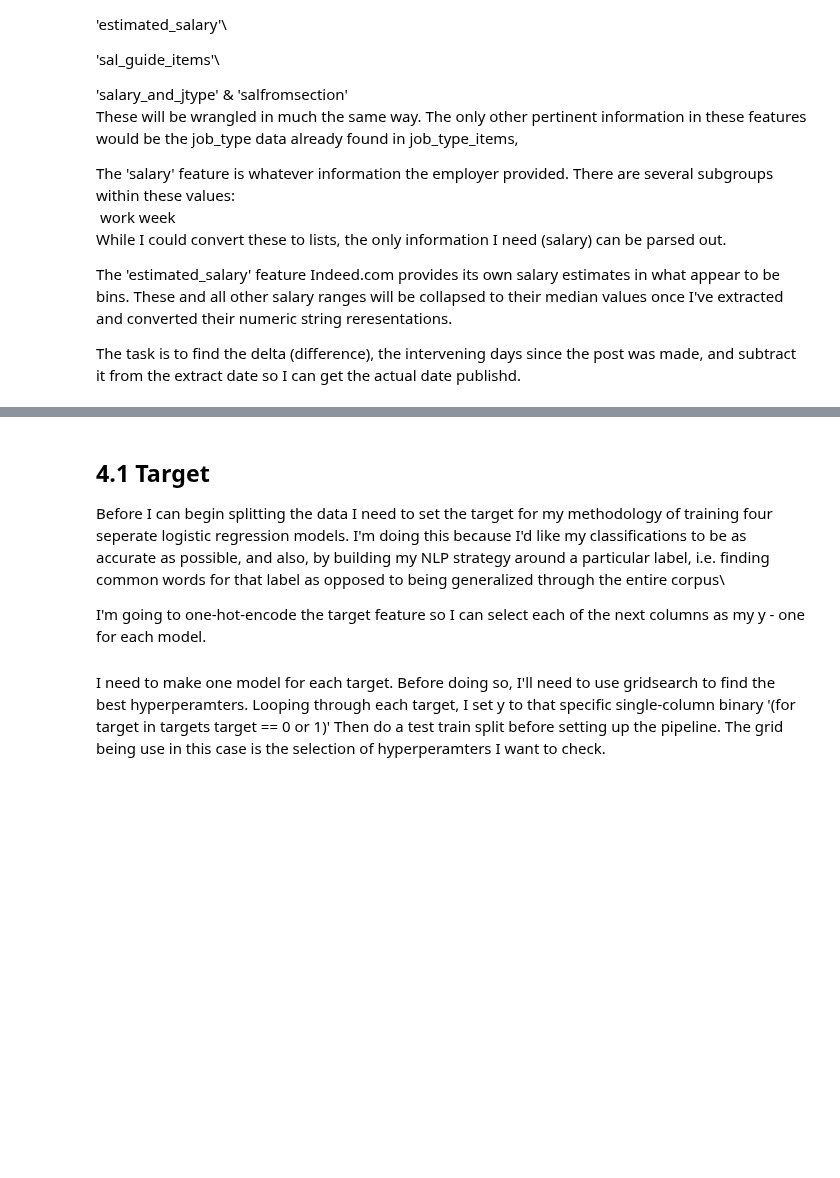
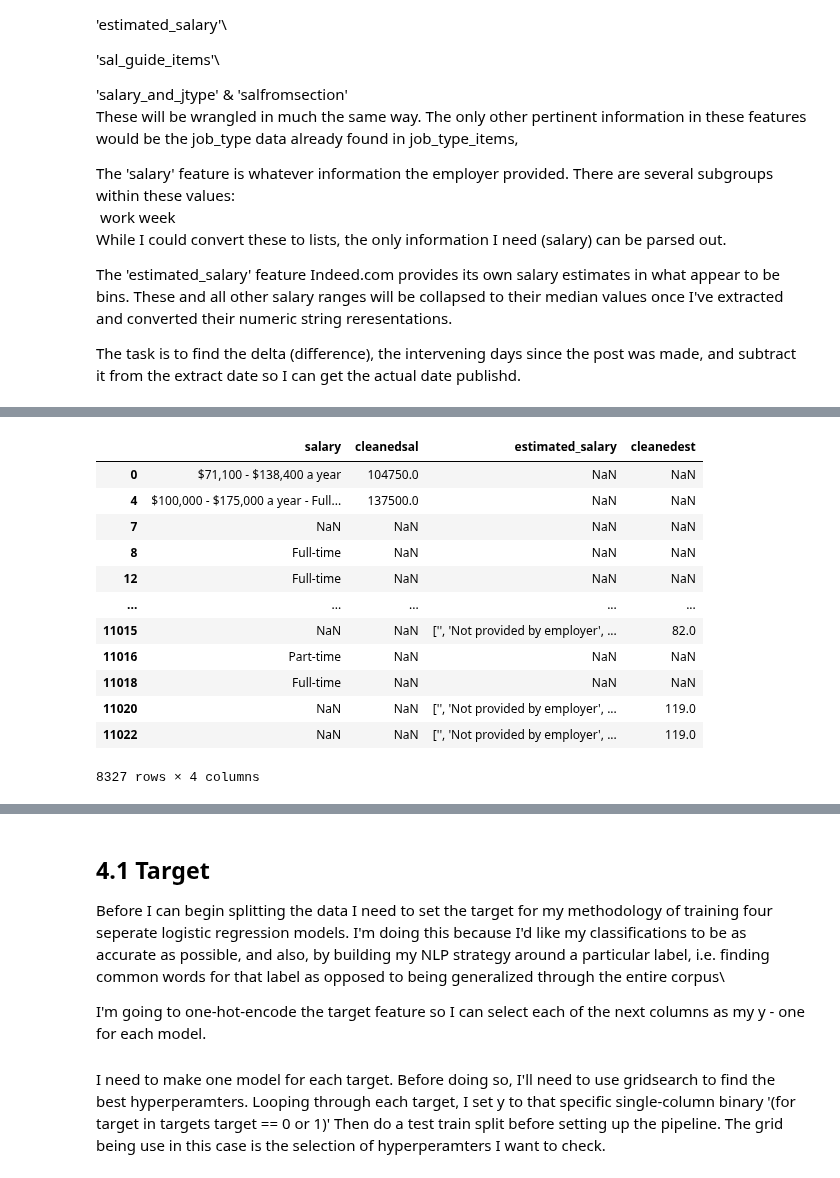
Before and after one commit to 333Kenji/indeedjobscraper, a Jupyter notebook: docs/1_wrangling_engineering.ipynb, the cells around one changed output, grey strips where cells are left out. Saved outputs shown, nothing was run; the diff lists cells and outputs as text; code cells hidden in the pictures; blank space fills up the shorter version.

```diff
--- a/docs/1_wrangling_engineering.ipynb
+++ b/docs/1_wrangling_engineering.ipynb
@@ -72,2 +74,6 @@ memory usage: 44.2 MB
 # %% [markdown]
 The table above is a view of the raw data from the scrape. I'll build the target by reducing the pay column to floating point values; this will require text cleaning which will also be conducted for the rest of the table. Location will be split into new columns for City and State while and because Indeed's search results show dates relative to the date the query was made I'll need to use PostDate and ExtractDate build a DatePosted column. It is important to note that JobUrl and date-related columns will not be converted into features for the logistic regression, instead they will be reattached to the data at the end in order to provide additional information and insights through the EC2 application. The only rows that'l  be using for modelling are JobTitle, Company, Summary, Requirements, and Description.
+# %%
+# check for missing
+print(data.isna().sum().sort_values(ascending=False))
+data.description.dropna(axis=0, inplace=True)
@@ -74,13 +94,10 @@ The table above is a view of the raw data from the scrape. I'll build the target
 # %%
-# check for missing
-print(data.isna().sum().sort_values(ascending=False))
-
 # check for duplcates.
 dupes = data.duplicated()
 print(f'Number of dupes: {sum(dupes)}')
 
 
-data.drop_duplicates(inplace=True)
+#data.drop_duplicates(inplace=True)
 
 # renaming columns
 data.columns = map(str.lower, data.columns)
@@ -639,5 +1018,14 @@ data[['salary','estimated_salary']].head(5)
 # %%
 def justNumbers(data):
+    """extracts numeric information from given and estimated salary string values.
+        if the values give a range, it's transformed into into an average
+
+    Args:
+        data (string): values for a given salary feature, by row
+
+    Returns:
+        float : given or estimated salary
+    """
     if type(data) == str:
         # for estimatedsalary col
         if bool(re.search(r'Not provided by employer', data)):
@@ -650,11 +1038,41 @@ def justNumbers(data):
             return (float(est1)+float(est2))/2
         # for salary col
         else:
-            if bool(re.search(r'$', data)):
-                if bool(re.search(r'\d', data)):
+            if bool(re.search(r'\d', data)):
                     if bool(re.search(r' - ', data)):
                         z = data.split(' - ')
-                        sal = z[0]+' '+z[1]
+                        if bool(re.search(r'\d', z[1])):
+                            lower = re.sub(r'[(a-zA-Z,&,$)]+' '|:]',r'',z[0]).strip()
+                            upper = re.sub(r'[(a-zA-Z,&,$)]+' '|:]',r'',z[1]).strip()
+                            sal = ((float(lower)+float(upper))/2)
+                            if bool(re.search(r'hour', data)):
+                                return sal*40*(365/7)
+                            elif bool(re.search(r'day', data)):
+                                return sal*5*(365/7)
+                            elif bool(re.search(r'month', data)):
+                                return sal*12
+                            elif bool(re.search(r'year', data)):
+                                return sal
+
+                        else:
+                            sal = float(re.sub(r'[(a-zA-Z,&,$)]+' '|:]',r'',z[0]).replace("-","").strip())
+                            if bool(re.search(r'hour', data)):
+                                    return sal*40*(365/7)
+                            elif bool(re.search(r'day', data)):
+                                    return sal*5*(365/7)
+                            elif bool(re.search(r'month', data)):
+                                    return sal*12
+                            elif bool(re.search(r'year', data)):
+                                    return sal
+                            return float(sal)
+"""
+
+
+                        sal = sal.replace("-","")
+                        sal = sal.strip()
+
+
+
                     else:
                         sal = data
                     sal = re.sub(r'[?|!|\'|"|#|/|-|(|)|$|' '|:]',r'',sal)
@@ -666,13 +1084,15 @@ def justNumbers(data):
                         # Assuming a forty hour workweek.
                         if bool(re.search(r'hour', data)):
                             return ((float(sal1)+float(sal2))/2)*40*(365/7)
+                        elif bool(re.search(r'month', data)):
+                            return ((float(sal1)+float(sal2))/2)*12
                         else:
                             return (float(sal1)+float(sal2))/2
                     else:
                         return float(sal)
-
-        return None
-
+"""
 data['cleanedsal'] = data.salary.apply(justNumbers)
 data['cleanedest'] = data.estimated_salary.apply(justNumbers)
-print(len(data))
+print(data.cleanedsal.value_counts())
+data[['salary', 'cleanedsal', 'estimated_salary','cleanedest']]
+# %% [output]
@@ -679,3 +1111,16 @@ print(len(data))
+|  | salary | cleanedsal | estimated_salary | cleanedest |
+| 0 | $71,100 - $138,400 a year | 104750.0 | NaN | NaN |
+| 4 | $100,000 - $175,000 a year - Full... | 137500.0 | NaN | NaN |
+| 7 | NaN | NaN | NaN | NaN |
+| 8 | Full-time | NaN | NaN | NaN |
+| 12 | Full-time | NaN | NaN | NaN |
+| ... | ... | ... | ... | ... |
+| 11015 | NaN | NaN | ['', 'Not provided by employer', ... | 82.0 |
+| 11016 | Part-time | NaN | NaN | NaN |
+| 11018 | Full-time | NaN | NaN | NaN |
+| 11020 | NaN | NaN | ['', 'Not provided by employer', ... | 119.0 |
+| 11022 | NaN | NaN | ['', 'Not provided by employer', ... | 119.0 |
+8327 rows × 4 columns
 # %%
 def salaries(row):
     """Critical function that converts postdate values into relative (in days) distance from the extract date.
```
Also changed, not shown: parts of 55 cells of this notebook, 1 other file.
